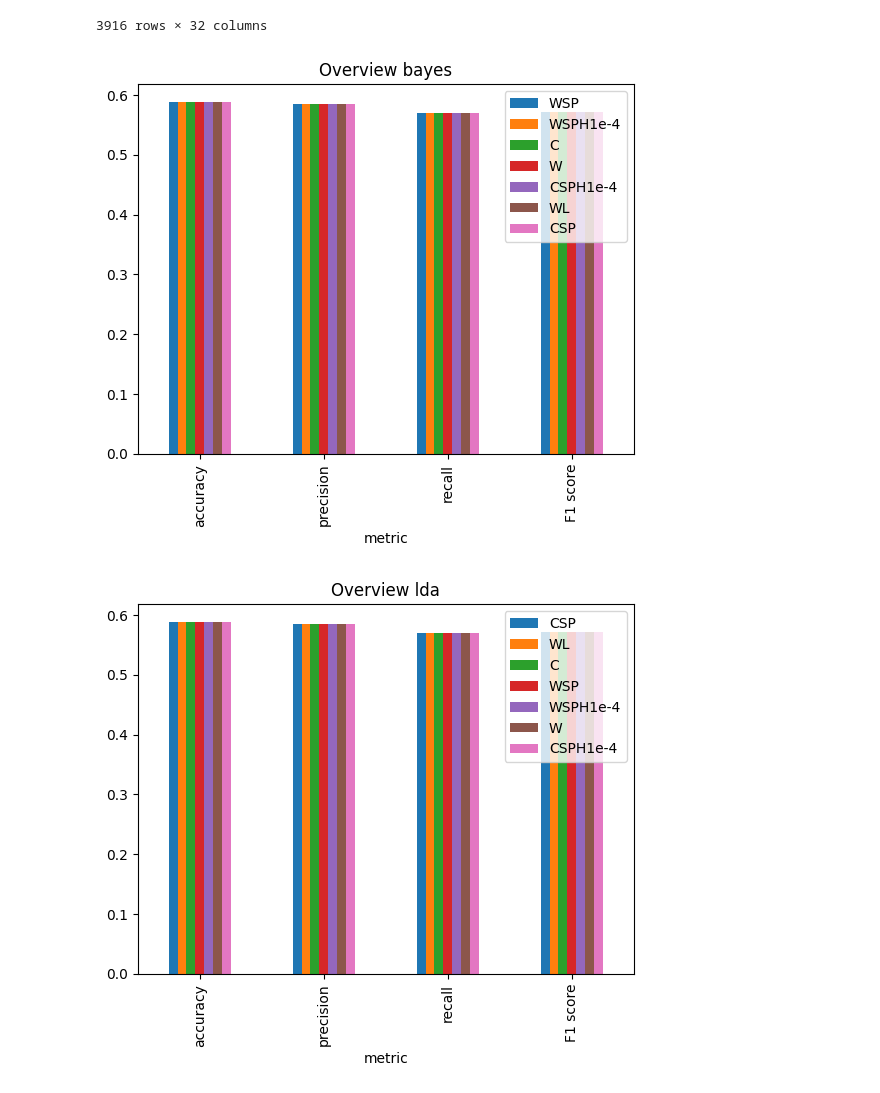
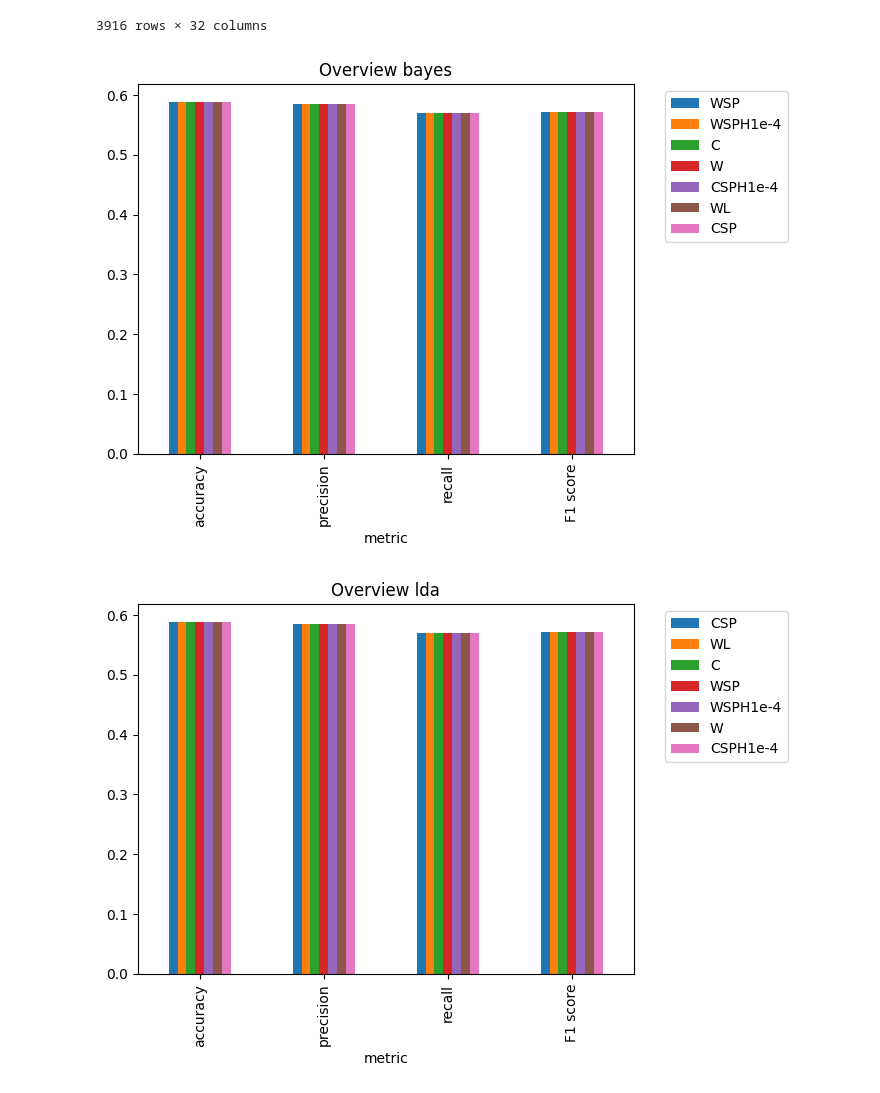
Before and after one commit to kobutri/pg_knowledge_discovery_ml, a Jupyter notebook: viz.ipynb, the cells around one changed output. Cells and saved outputs as stored; diff of their text form; code cells hidden in the pictures.

```diff
--- a/viz.ipynb
+++ b/viz.ipynb
@@ -5,10 +5,10 @@ from sklearn.metrics import accuracy_score, precision_score, f1_score, recall_sc
 import os
 import re
 # %%
-authors = {"MWS": "Mary Shelley", "HPL": "H. P. Lovecraft", "EAP": "Edgar Allan Poe"}
+authors_short_dict = {"MWS": "Mary Shelley", "HPL": "H. P. Lovecraft", "EAP": "Edgar Allan Poe"}
 df = pd.DataFrame(pd.read_json("preprocessing_output/preprocessed_test_W.json").author)
 df["author_short"] = df.author
-df.author = df.author.apply(lambda x: authors[x])
+df.author = df.author.apply(lambda x: authors_short_dict[x])
 for filename in os.listdir("results_output/"):
     fileparts = filename.split("_")
     method = fileparts[1]
@@ -34,13 +34,14 @@ df
 # %%
 for method in ["bayes", "lda"]:
     method_df = df.loc[:, df.columns.str.contains(f"^(?:(?=.*\\b(?:author|{method}|author_short)\\b)(?:(?![56]).)*)$")]
     method_df = method_df.rename(columns=lambda x: re.sub(r".*\s(\S+)$", r"\1", x))
     score_df = method_df.iloc[: , 2:].apply(lambda x: [accuracy_score(x, method_df["author_short"]), precision_score(method_df["author_short"], x, average="macro"), recall_score(method_df["author_short"], x, average="macro"), f1_score(method_df["author_short"], x, average="macro")])
     score_df["metric"] = ["accuracy", "precision", "recall", "F1 score"]
     score_df.plot.bar("metric", title=f"Overview {method}")
+    plt.legend(bbox_to_anchor=(1.05, 1.0), loc='upper left')
 # %% [output]
-[figure, old version]
+[figure, new version]
-[figure, old version]
+[figure, new version]
 # %%
 from collections import defaultdict
 
```
Also changed, not shown: parts of 8 cells of this notebook, 1 other file.
